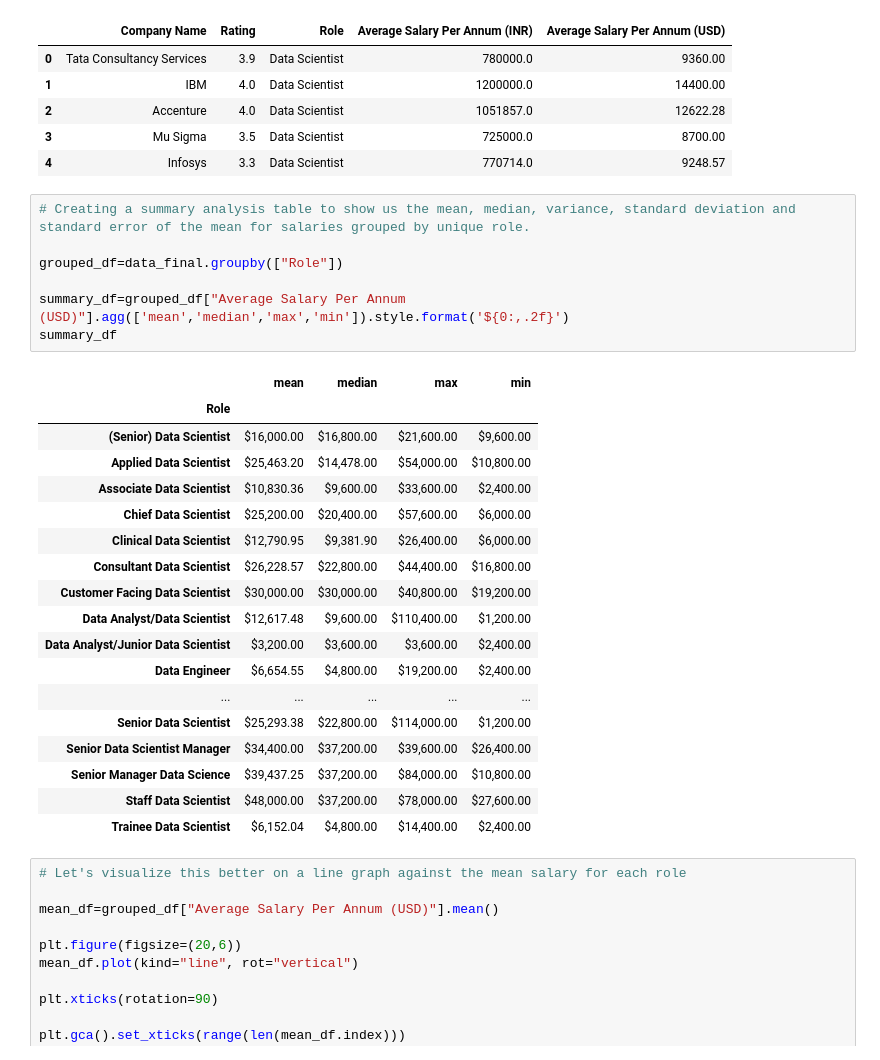
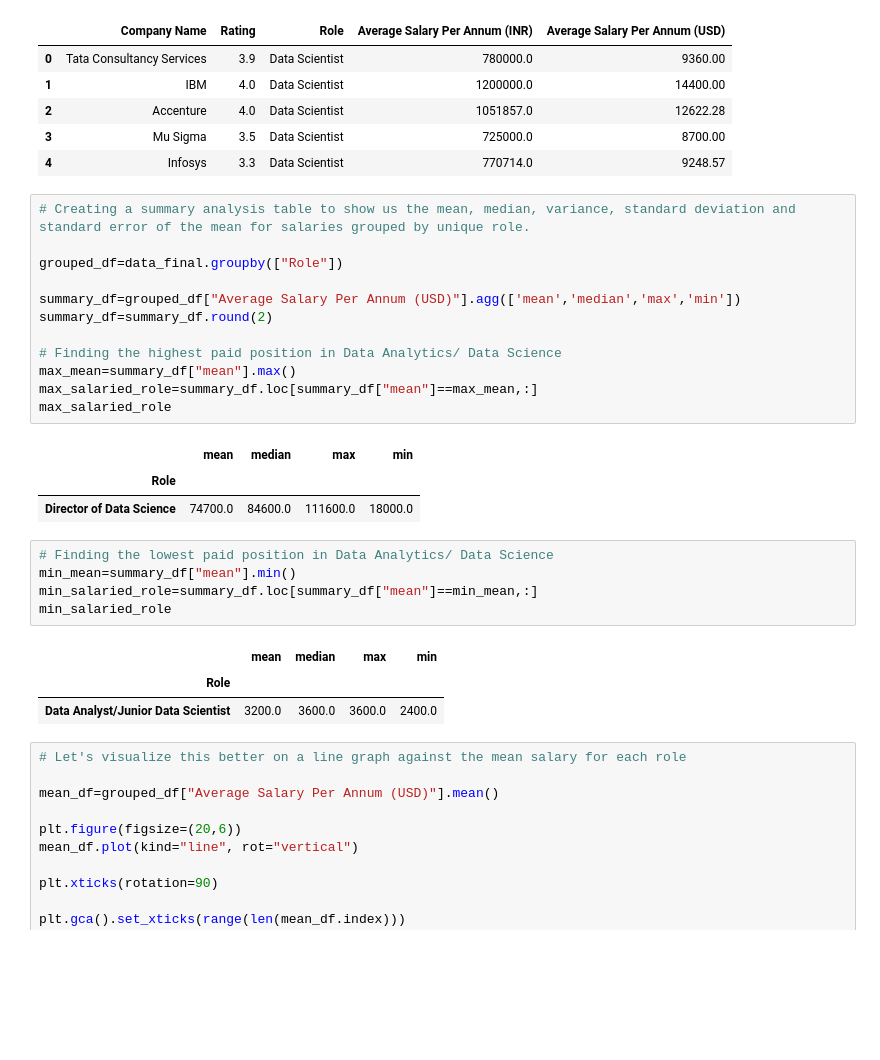
Before and after one commit to nivethasund/data-salaries, a Jupyter notebook: main_script.ipynb, the cells around one changed output. Drawn from its saved outputs; the diff is of its cells as text; blank space fills up the shorter version.

```diff
--- a/main_script.ipynb
+++ b/main_script.ipynb
@@ -47,29 +49,28 @@ data_final.head()
 # %%
 # Creating a summary analysis table to show us the mean, median, variance, standard deviation and standard error of the mean for salaries grouped by unique role.
 
 grouped_df=data_final.groupby(["Role"])
 
-summary_df=grouped_df["Average Salary Per Annum (USD)"].agg(['mean','median','max','min']).style.format('${0:,.2f}')
-summary_df
+summary_df=grouped_df["Average Salary Per Annum (USD)"].agg(['mean','median','max','min'])
+summary_df=summary_df.round(2)
+
+# Finding the highest paid position in Data Analytics/ Data Science
+max_mean=summary_df["mean"].max()
+max_salaried_role=summary_df.loc[summary_df["mean"]==max_mean,:]
+max_salaried_role
 # %% [output]
 |  | mean | median | max | min |
 | Role |  |  |  |  |
-| (Senior) Data Scientist | $16,000.00 | $16,800.00 | $21,600.00 | $9,600.00 |
-| Applied Data Scientist | $25,463.20 | $14,478.00 | $54,000.00 | $10,800.00 |
-| Associate Data Scientist | $10,830.36 | $9,600.00 | $33,600.00 | $2,400.00 |
-| Chief Data Scientist | $25,200.00 | $20,400.00 | $57,600.00 | $6,000.00 |
-| Clinical Data Scientist | $12,790.95 | $9,381.90 | $26,400.00 | $6,000.00 |
-| Consultant Data Scientist | $26,228.57 | $22,800.00 | $44,400.00 | $16,800.00 |
-| Customer Facing Data Scientist | $30,000.00 | $30,000.00 | $40,800.00 | $19,200.00 |
-| Data Analyst/Data Scientist | $12,617.48 | $9,600.00 | $110,400.00 | $1,200.00 |
-| Data Analyst/Junior Data Scientist | $3,200.00 | $3,600.00 | $3,600.00 | $2,400.00 |
-| Data Engineer | $6,654.55 | $4,800.00 | $19,200.00 | $2,400.00 |
-| ... | ... | ... | ... | ... |
-| Senior Data Scientist | $25,293.38 | $22,800.00 | $114,000.00 | $1,200.00 |
-| Senior Data Scientist Manager | $34,400.00 | $37,200.00 | $39,600.00 | $26,400.00 |
-| Senior Manager Data Science | $39,437.25 | $37,200.00 | $84,000.00 | $10,800.00 |
-| Staff Data Scientist | $48,000.00 | $37,200.00 | $78,000.00 | $27,600.00 |
-| Trainee Data Scientist | $6,152.04 | $4,800.00 | $14,400.00 | $2,400.00 |
+| Director of Data Science | 74700.0 | 84600.0 | 111600.0 | 18000.0 |
+# %%
+# Finding the lowest paid position in Data Analytics/ Data Science
+min_mean=summary_df["mean"].min()
+min_salaried_role=summary_df.loc[summary_df["mean"]==min_mean,:]
+min_salaried_role
+# %% [output]
+|  | mean | median | max | min |
+| Role |  |  |  |  |
+| Data Analyst/Junior Data Scientist | 3200.0 | 3600.0 | 3600.0 | 2400.0 |
 # %%
 # Let's visualize this better on a line graph against the mean salary for each role
 
```
Also changed, not shown: parts of 4 cells of this notebook.
